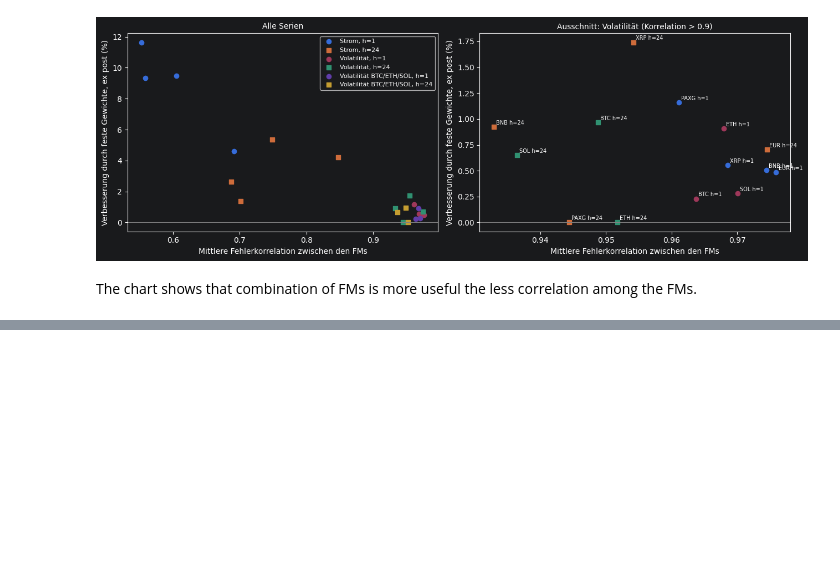
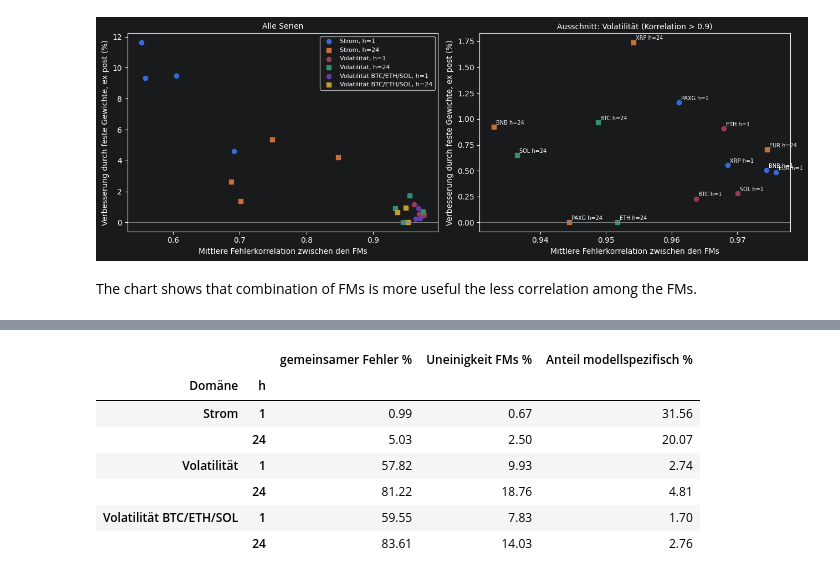
Before and after one commit to ihringerlinus/Learning_to_Forecast_Time-Series_with_Multiple_Experts, a Jupyter notebook: src/08_correlation_vs_win.ipynb, the cells around one changed output, grey strips where cells are left out. Cells and saved outputs as stored; diff of their text form; code cells hidden in the pictures; blank space fills up the shorter version.

```diff
--- a/src/08_correlation_vs_win.ipynb
+++ b/src/08_correlation_vs_win.ipynb
@@ -85,0 +201,30 @@ The chart shows that combination of FMs is more useful the less correlation amon
+# %%
+rows = []
+for domain, (ds, kind) in SETS.items():
+    files = [p for p in (Path("results/forecasts") / ds).glob("*__*.parquet") if p.stem.split("__")[1] in FMS]
+    if not files:
+        continue
+    fc = pd.concat([pd.read_parquet(p) for p in files])
+    fc = fc[(fc["target_date"] >= EVAL_START) & (fc["target_date"] < EVAL_END)]
+    for (sid, h), g in fc.groupby(["sid", "h"]):
+        M = g.pivot_table(index="origin", columns="model", values="mean").dropna()
+        ly = np.log(g.groupby("origin")["y"].first().reindex(M.index).to_numpy())
+        LF = np.log(M.to_numpy())
+        common = ly - LF.mean(1)                  # Fehler des FM-Mittels (alle gleich)
+        spec = LF - LF.mean(1, keepdims=True)     # Abweichung jedes FMs vom Mittel
+        rows.append({"Domäne": domain, "Serie": sid, "h": h,
+                     "gemeinsamer Fehler %": 100 * common.std(),
+                     "Uneinigkeit FMs %": 100 * spec.std(),
+                     "Anteil modellspezifisch %": 100 * spec.var() / (spec.var() + common.var())})
+
+dec = pd.DataFrame(rows)
+display(dec.groupby(["Domäne", "h"])[["gemeinsamer Fehler %", "Uneinigkeit FMs %", "Anteil modellspezifisch %"]].mean().round(2))
+# %% [output]
+|  |  | gemeinsamer Fehler % | Uneinigkeit FMs % | Anteil modellspezifisch % |
+| Domäne | h |  |  |  |
+| Strom | 1 | 0.99 | 0.67 | 31.56 |
+|  | 24 | 5.03 | 2.50 | 20.07 |
+| Volatilität | 1 | 57.82 | 9.93 | 2.74 |
+|  | 24 | 81.22 | 18.76 | 4.81 |
+| Volatilität BTC/ETH/SOL | 1 | 59.55 | 7.83 | 1.70 |
+|  | 24 | 83.61 | 14.03 | 2.76 |
```
Also changed, not shown: parts of 8 cells of this notebook.
